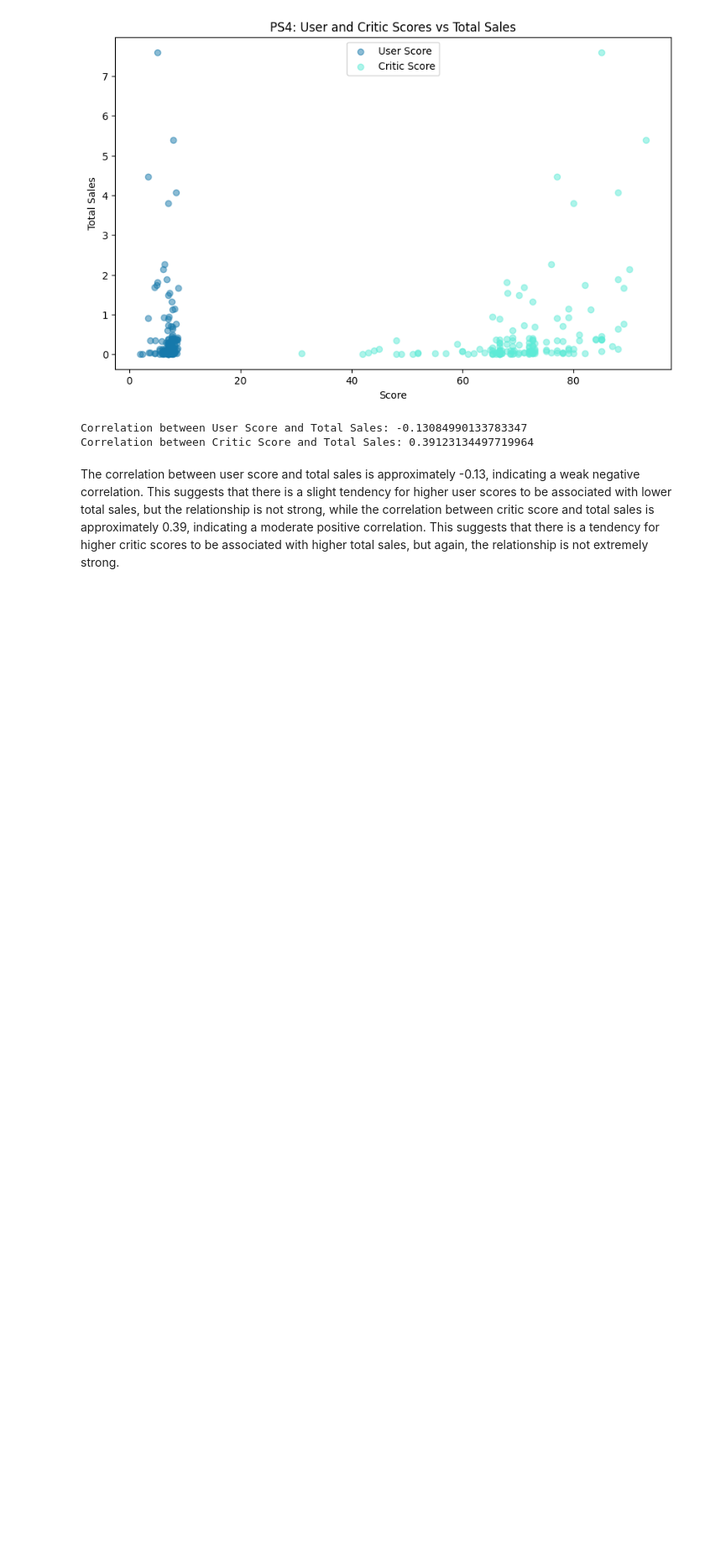
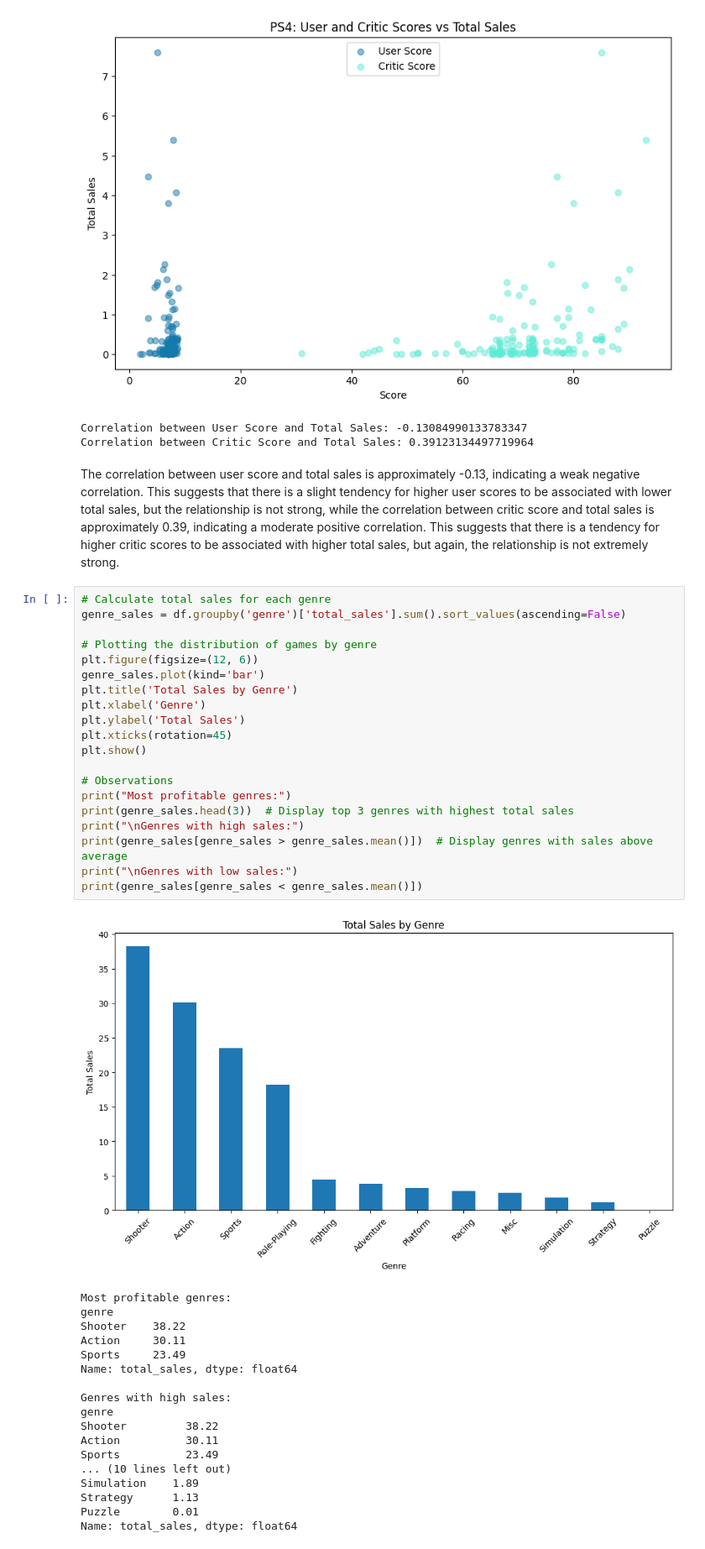
Before and after one commit to rperdomog/games_project, a Jupyter notebook: notebooks/EDA.ipynb, the cells around one changed output. Shown: that part at 84% size. Cells and saved outputs as stored; diff of their text form; blank space fills up the shorter version.

```diff
--- a/notebooks/EDA.ipynb
+++ b/notebooks/EDA.ipynb
@@ -527,3 +532,42 @@ Correlation between User Score and Total Sales: -0.13084990133783347
 Correlation between Critic Score and Total Sales: 0.39123134497719964
 # %% [markdown]
 The correlation between user score and total sales is approximately -0.13, indicating a weak negative correlation. This suggests that there is a slight tendency for higher user scores to be associated with lower total sales, but the relationship is not strong, while the correlation between critic score and total sales is approximately 0.39, indicating a moderate positive correlation. This suggests that there is a tendency for higher critic scores to be associated with higher total sales, but again, the relationship is not extremely strong.
+# %%
+# Calculate total sales for each genre
+genre_sales = df.groupby('genre')['total_sales'].sum().sort_values(ascending=False)
+
+# Plotting the distribution of games by genre
+plt.figure(figsize=(12, 6))
+genre_sales.plot(kind='bar')
+plt.title('Total Sales by Genre')
+plt.xlabel('Genre')
+plt.ylabel('Total Sales')
+plt.xticks(rotation=45)
+plt.show()
+
+# Observations
+print("Most profitable genres:")
+print(genre_sales.head(3))  # Display top 3 genres with highest total sales
+print("\nGenres with high sales:")
+print(genre_sales[genre_sales > genre_sales.mean()])  # Display genres with sales above average
+print("\nGenres with low sales:")
+print(genre_sales[genre_sales < genre_sales.mean()])
+# %% [output]
+[figure, added]
+Most profitable genres:
+genre
+Shooter    38.22
+Action     30.11
+Sports     23.49
+Name: total_sales, dtype: float64
+
+Genres with high sales:
+genre
+Shooter         38.22
+Action          30.11
+Sports          23.49
+... (10 lines left out)
+Simulation    1.89
+Strategy      1.13
+Puzzle        0.01
+Name: total_sales, dtype: float64
```
Also changed, not shown: parts of 21 cells of this notebook, 1 other file.
